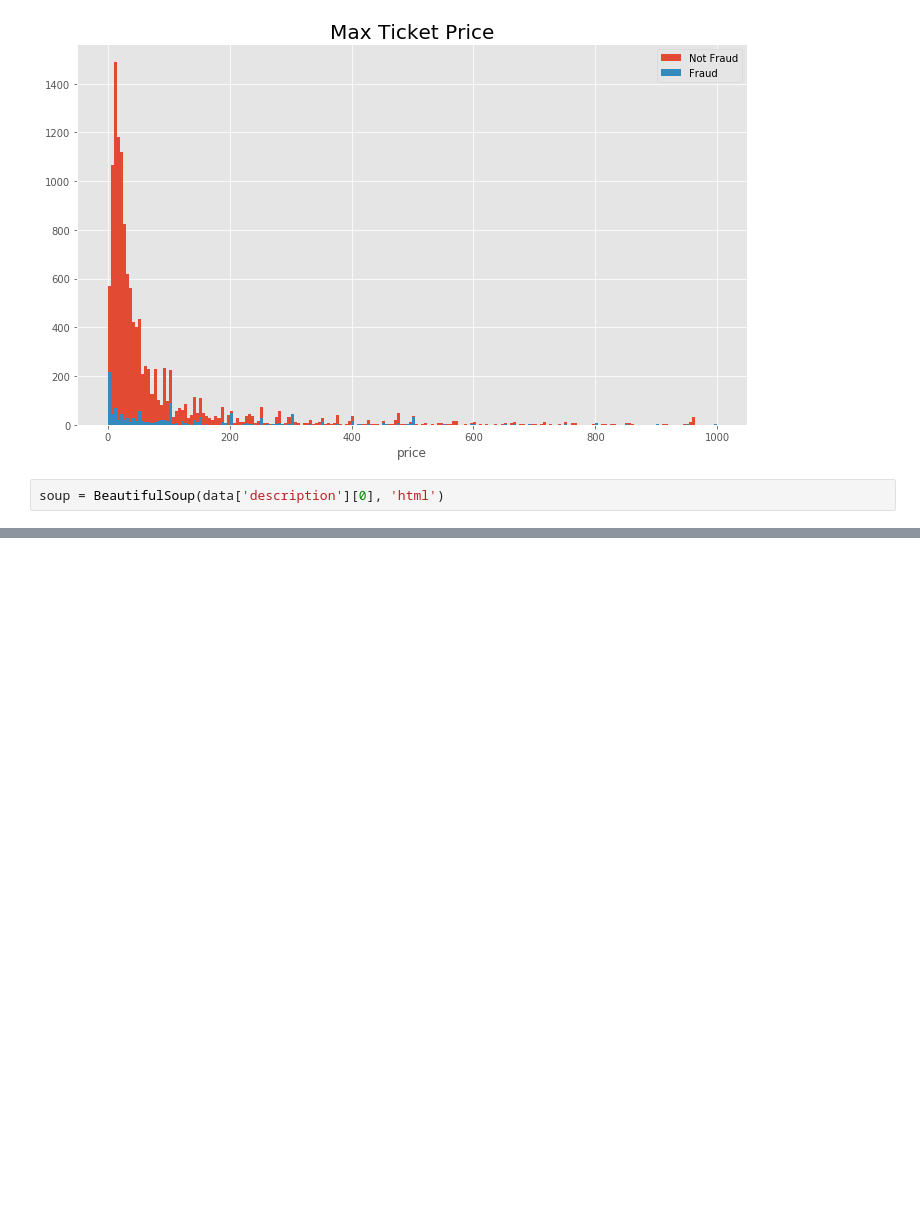
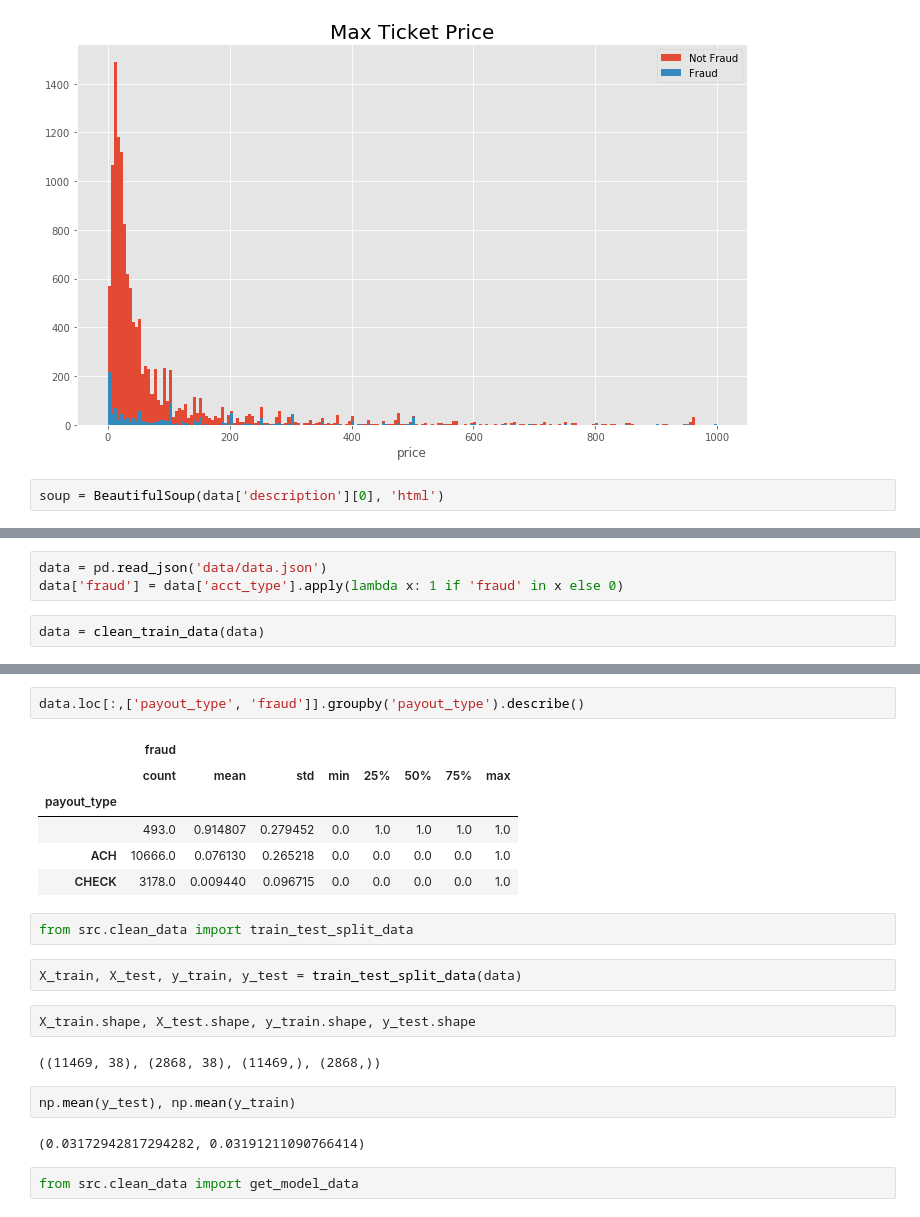
Before and after one commit to josephshanks/fraud-detector, a Jupyter notebook: data/eda_eddie.ipynb, the cells around one changed output, grey strips where cells are left out. Cells and saved outputs as stored; diff of their text form; blank space fills up the shorter version.

```diff
--- a/data/eda_eddie.ipynb
+++ b/data/eda_eddie.ipynb
@@ -206,0 +259,5 @@ print(soup.prettify())
+# %%
+data = pd.read_json('data/data.json')
+data['fraud'] = data['acct_type'].apply(lambda x: 1 if 'fraud' in x else 0)
+# %%
+data = clean_train_data(data)
@@ -206,0 +284,23 @@ print(soup.prettify())
+# %%
+data.loc[:,['payout_type', 'fraud']].groupby('payout_type').describe()
+# %% [output]
+|  | fraud |  |  |  |  |  |  |  |
+|  | count | mean | std | min | 25% | 50% | 75% | max |
+| payout_type |  |  |  |  |  |  |  |  |
+|  | 493.0 | 0.914807 | 0.279452 | 0.0 | 1.0 | 1.0 | 1.0 | 1.0 |
+| ACH | 10666.0 | 0.076130 | 0.265218 | 0.0 | 0.0 | 0.0 | 0.0 | 1.0 |
+| CHECK | 3178.0 | 0.009440 | 0.096715 | 0.0 | 0.0 | 0.0 | 0.0 | 1.0 |
+# %%
+from src.clean_data import train_test_split_data
+# %%
+X_train, X_test, y_train, y_test = train_test_split_data(data)
+# %%
+X_train.shape, X_test.shape, y_train.shape, y_test.shape
+# %% [output]
+((11469, 38), (2868, 38), (11469,), (2868,))
+# %%
+np.mean(y_test), np.mean(y_train)
+# %% [output]
+(0.03172942817294282, 0.03191211090766414)
+# %%
+from src.clean_data import get_model_data
```
Also changed, not shown: parts of 18 cells of this notebook, 1 other file.
